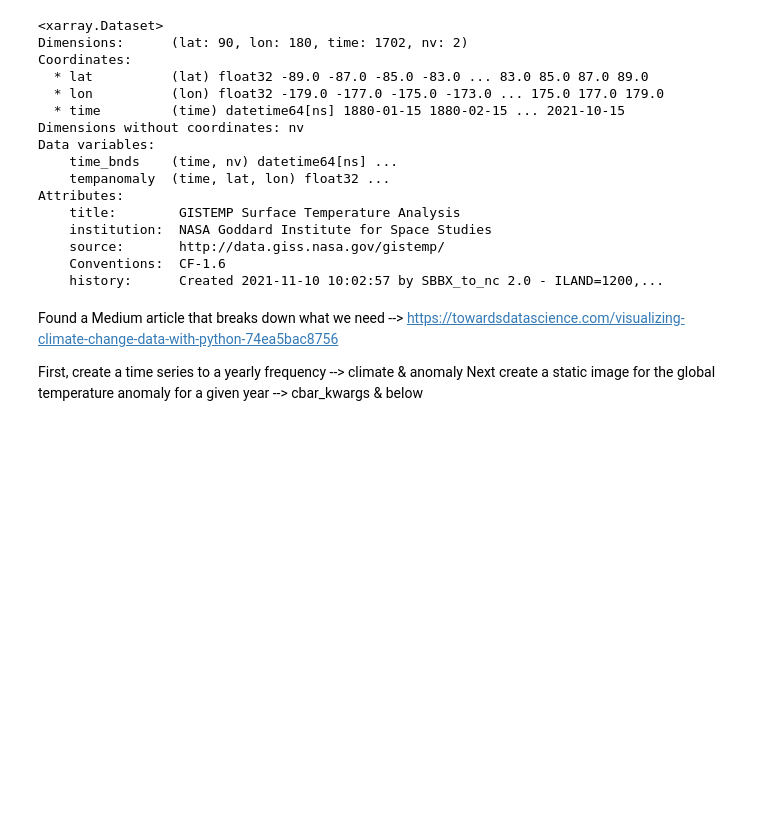
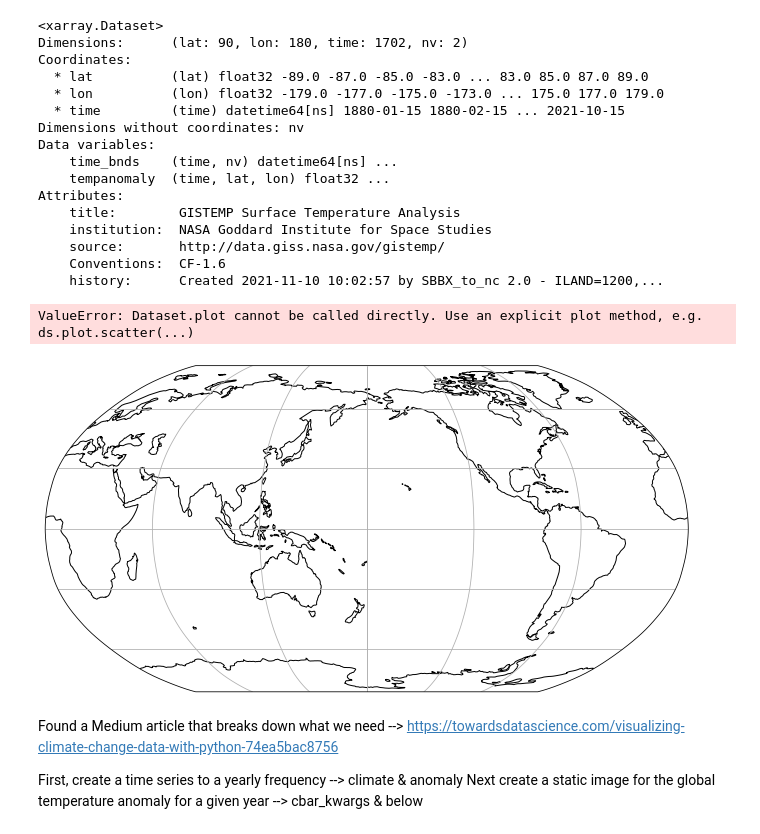
Before and after one commit to ingridarreola/E484, a Jupyter notebook: Data_Transformation.ipynb, the cells around one changed output. Cells and saved outputs as stored; diff of their text form; code cells hidden in the pictures; blank space fills up the shorter version.

```diff
--- a/Data_Transformation.ipynb
+++ b/Data_Transformation.ipynb
@@ -44,6 +45,30 @@ Attributes:
     source:       http://data.giss.nasa.gov/gistemp/
     Conventions:  CF-1.6
     history:      Created 2021-11-10 10:02:57 by SBBX_to_nc 2.0 - ILAND=1200,...
+# %%
+da = ds.sel(time=slice('2000-01-01', '2009-12-31'))
+da_numpy = da.values
+# %%
+# Contract the DataArray by taking mean for each Year-Month
+def mean_in_year_month(da):
+    # Index of Year-Month starts at Jan 1991
+    month_cnt_1991 = (da.time.dt.year.to_index() - 1991) * 12 + da.time.dt.month.to_index()
+    # Assign newly defined Year-Month to coordinates, then group by it, then take the mean
+    return da.assign_coords(year_month = month_cnt_1991).groupby('year_month').mean()
+
+da_1 = mean_in_year_month(da)
+# %%
+fig = plt.figure(figsize=(12, 6))
+ax = plt.axes(projection=ccrs.Robinson(central_longitude=180))
+ax.coastlines()
+ax.gridlines()
+da_1.plot(
+    robust=True, ax=ax, transform=ccrs.PlateCarree(), cbar_kwargs={'shrink': 0.5}
+)
+ax.set_global()
+# %% [output]
+ValueError: Dataset.plot cannot be called directly. Use an explicit plot method, e.g. ds.plot.scatter(...)
+[figure, added]
 # %% [markdown]
 Found a Medium article that breaks down what we need --> https://towardsdatascience.com/visualizing-climate-change-data-with-python-74ea5bac8756
 
```
Also changed, not shown: parts of 5 cells of this notebook, 1 other file.
